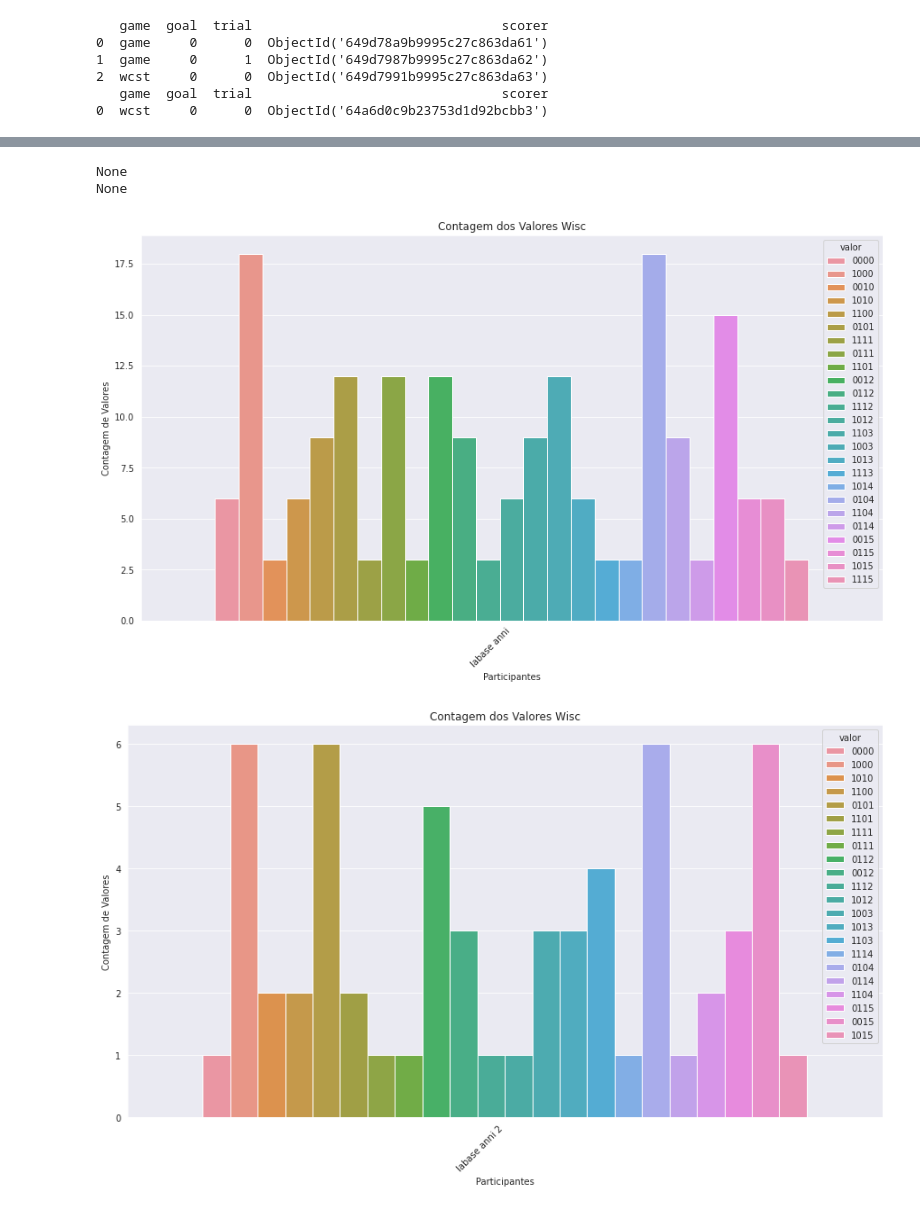
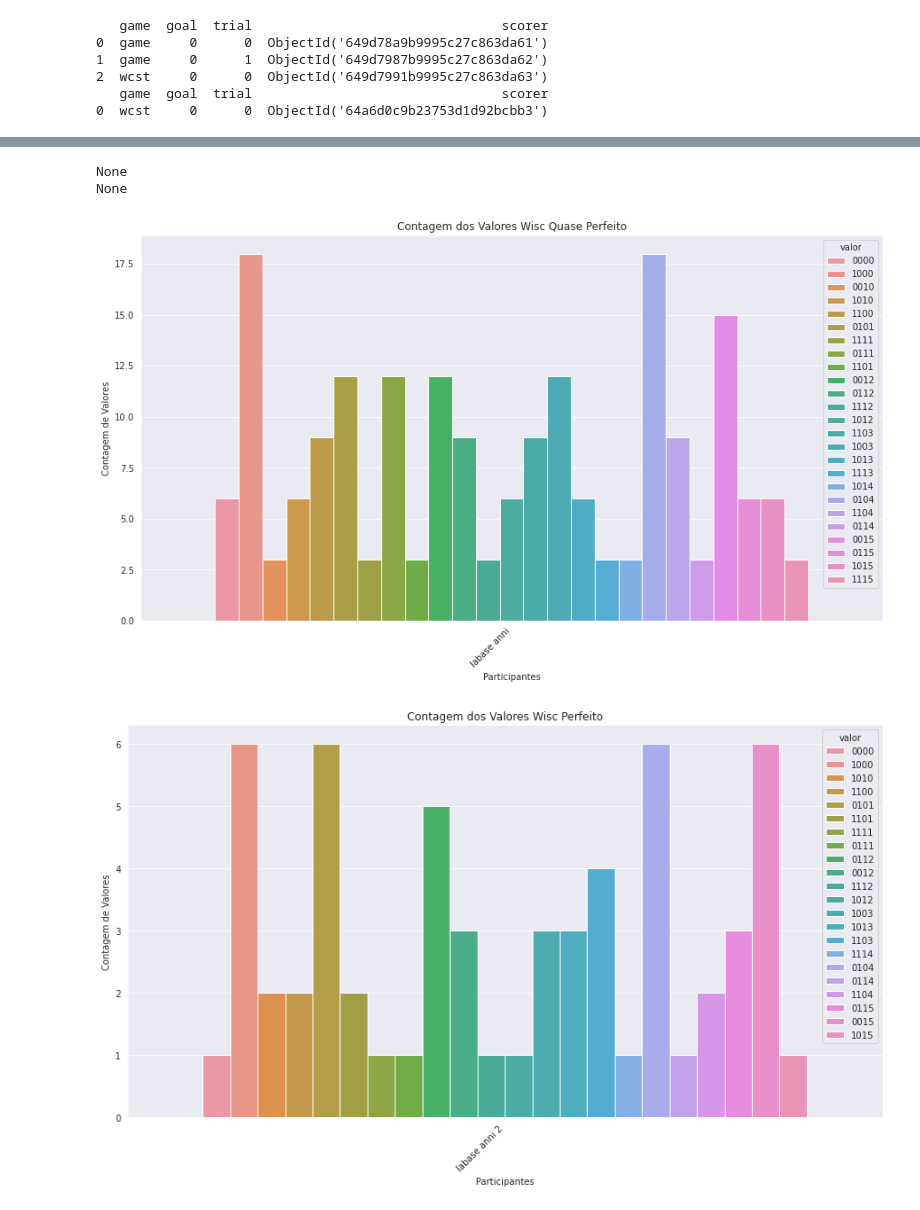
Before and after one commit to AnniProvietti/RIO20, a Jupyter notebook: fono_ceo-master/ipynb/dev/wcst.ipynb, the cells around one changed output, grey strips where cells are left out. Cells and saved outputs as stored; diff of their text form; code cells hidden in the pictures.

```diff
--- a/fono_ceo-master/ipynb/dev/wcst.ipynb
+++ b/fono_ceo-master/ipynb/dev/wcst.ipynb
@@ -267,18 +267,20 @@ Index: []
 # %%
 from GameAlite import WiscPlot
 
 conf = WiscPlot.Cfplot(
-    col='valor', title='Contagem dos Valores Wisc', ylabel='Contagem de Valores', xlabel="Participantes")
+    col='valor', title='Contagem dos Valores Wisc Quase Perfeito', ylabel='Contagem de Valores', xlabel="Participantes")
+conf2 = WiscPlot.Cfplot(
+    col='valor', title='Contagem dos Valores Wisc Perfeito', ylabel='Contagem de Valores', xlabel="Participantes")
 
 dados = WiscPlot().rerieve_oid_from_person_df(dados_jogador_anni).plot(conf)
-dados2 = WiscPlot().rerieve_oid_from_person_df(dados_jogador_anni2).plot(conf)
+dados2 = WiscPlot().rerieve_oid_from_person_df(dados_jogador_anni2).plot(conf2)
 print(dados)
 print(dados2)
 # %% [output]
 None
 None
-[figure, old version]
+[figure, new version]
-[figure, old version]
+[figure, new version]
 # %%
 from GameAlite import WiscPlot
 
```
Also changed, not shown: parts of 5 cells of this notebook.
